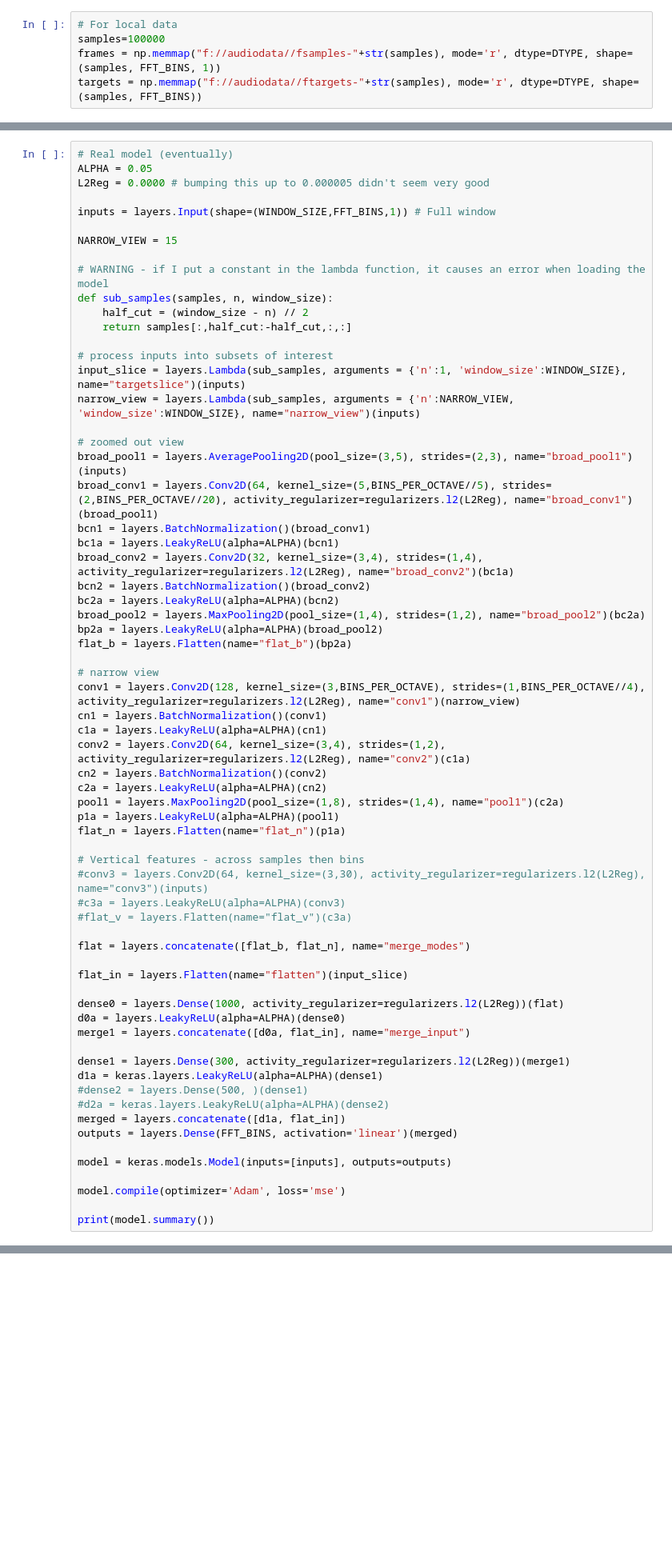
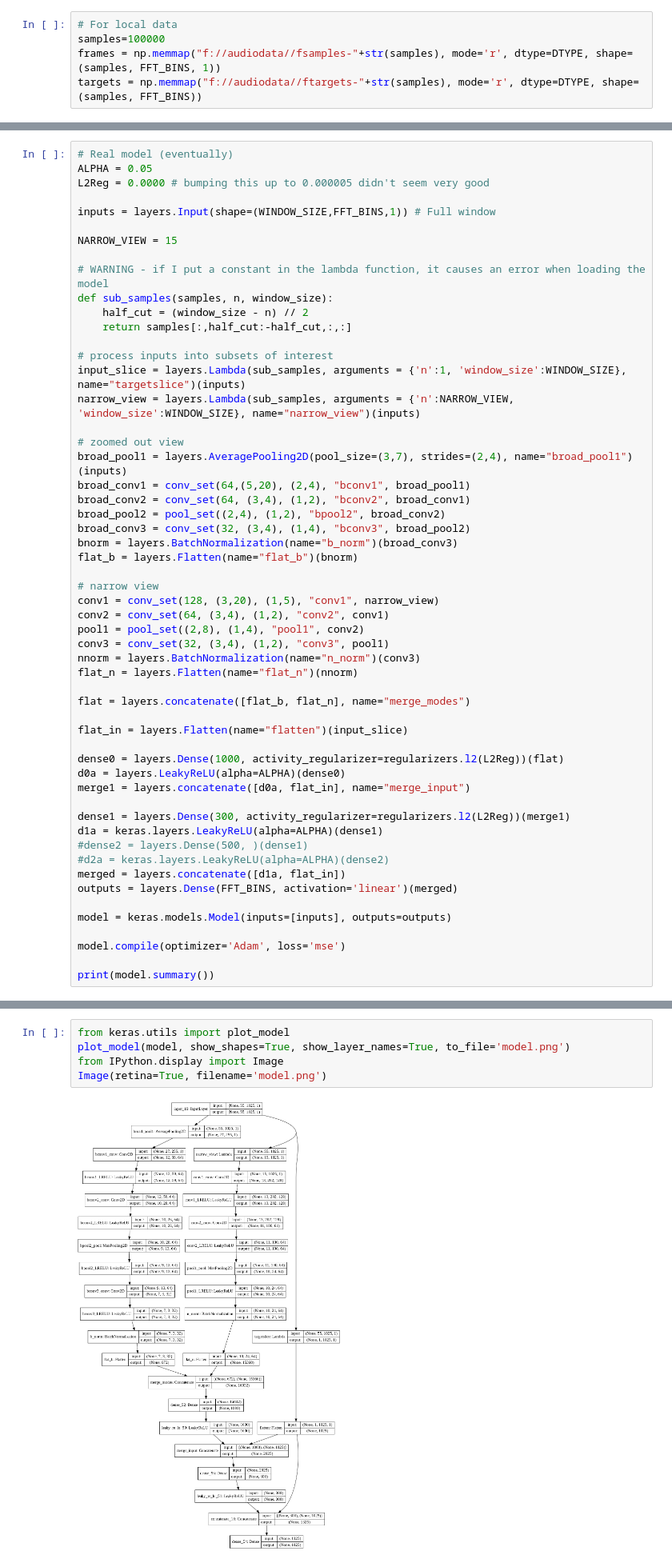
Before and after one commit to dweih/AudioCleaning, a Jupyter notebook: NN Audio Separation.ipynb, the cells around one changed output, grey strips where cells are left out. Shown at 80% size. Saved outputs shown, nothing was run; the diff lists cells and outputs as text; blank space fills up the shorter version.

```diff
--- a/NN Audio Separation.ipynb
+++ b/NN Audio Separation.ipynb
@@ -214,32 +214,21 @@ input_slice = layers.Lambda(sub_samples, arguments = {'n':1, 'window_size':WINDO
 narrow_view = layers.Lambda(sub_samples, arguments = {'n':NARROW_VIEW, 'window_size':WINDOW_SIZE}, name="narrow_view")(inputs)
 
 # zoomed out view
-broad_pool1 = layers.AveragePooling2D(pool_size=(3,5), strides=(2,3), name="broad_pool1")(inputs)
-broad_conv1 = layers.Conv2D(64, kernel_size=(5,BINS_PER_OCTAVE//5), strides=(2,BINS_PER_OCTAVE//20), activity_regularizer=regularizers.l2(L2Reg), name="broad_conv1")(broad_pool1)
-bcn1 = layers.BatchNormalization()(broad_conv1)
-bc1a = layers.LeakyReLU(alpha=ALPHA)(bcn1)
-broad_conv2 = layers.Conv2D(32, kernel_size=(3,4), strides=(1,4), activity_regularizer=regularizers.l2(L2Reg), name="broad_conv2")(bc1a)
-bcn2 = layers.BatchNormalization()(broad_conv2)
-bc2a = layers.LeakyReLU(alpha=ALPHA)(bcn2)
-broad_pool2 = layers.MaxPooling2D(pool_size=(1,4), strides=(1,2), name="broad_pool2")(bc2a)
-bp2a = layers.LeakyReLU(alpha=ALPHA)(broad_pool2)
-flat_b = layers.Flatten(name="flat_b")(bp2a)
+broad_pool1 = layers.AveragePooling2D(pool_size=(3,7), strides=(2,4), name="broad_pool1")(inputs)
+broad_conv1 = conv_set(64,(5,20), (2,4), "bconv1", broad_pool1)
+broad_conv2 = conv_set(64, (3,4), (1,2), "bconv2", broad_conv1)
+broad_pool2 = pool_set((2,4), (1,2), "bpool2", broad_conv2)
+broad_conv3 = conv_set(32, (3,4), (1,4), "bconv3", broad_pool2)
+bnorm = layers.BatchNormalization(name="b_norm")(broad_conv3)
+flat_b = layers.Flatten(name="flat_b")(bnorm)
 
 # narrow view
-conv1 = layers.Conv2D(128, kernel_size=(3,BINS_PER_OCTAVE), strides=(1,BINS_PER_OCTAVE//4), activity_regularizer=regularizers.l2(L2Reg), name="conv1")(narrow_view)
-cn1 = layers.BatchNormalization()(conv1)
-c1a = layers.LeakyReLU(alpha=ALPHA)(cn1)
-conv2 = layers.Conv2D(64, kernel_size=(3,4), strides=(1,2), activity_regularizer=regularizers.l2(L2Reg), name="conv2")(c1a)
-cn2 = layers.BatchNormalization()(conv2)
-c2a = layers.LeakyReLU(alpha=ALPHA)(cn2)
-pool1 = layers.MaxPooling2D(pool_size=(1,8), strides=(1,4), name="pool1")(c2a)
-p1a = layers.LeakyReLU(alpha=ALPHA)(pool1)
-flat_n = layers.Flatten(name="flat_n")(p1a)
-
-# Vertical features - across samples then bins
-#conv3 = layers.Conv2D(64, kernel_size=(3,30), activity_regularizer=regularizers.l2(L2Reg), name="conv3")(inputs)
-#c3a = layers.LeakyReLU(alpha=ALPHA)(conv3)
-#flat_v = layers.Flatten(name="flat_v")(c3a)
+conv1 = conv_set(128, (3,20), (1,5), "conv1", narrow_view)
+conv2 = conv_set(64, (3,4), (1,2), "conv2", conv1)
+pool1 = pool_set((2,8), (1,4), "pool1", conv2)
+conv3 = conv_set(32, (3,4), (1,2), "conv3", pool1)
+nnorm = layers.BatchNormalization(name="n_norm")(conv3)
+flat_n = layers.Flatten(name="flat_n")(nnorm)
 
 flat = layers.concatenate([flat_b, flat_n], name="merge_modes")
 
@@ -280,5 +269,12 @@ Non-trainable params: 576
 __________________________________________________________________________________________________
 None
+# %%
+from keras.utils import plot_model
+plot_model(model, show_shapes=True, show_layer_names=True, to_file='model.png')
+from IPython.display import Image
+Image(retina=True, filename='model.png')
+# %% [output]
+[figure, added]
 # %%
 # fit_generator
 stopper = keras.callbacks.EarlyStopping(monitor='val_loss', min_delta=0.00001, patience=20, verbose=0, mode='auto', baseline=None, restore_best_weights=True)
```
Also changed, not shown: parts of 7 cells of this notebook.
